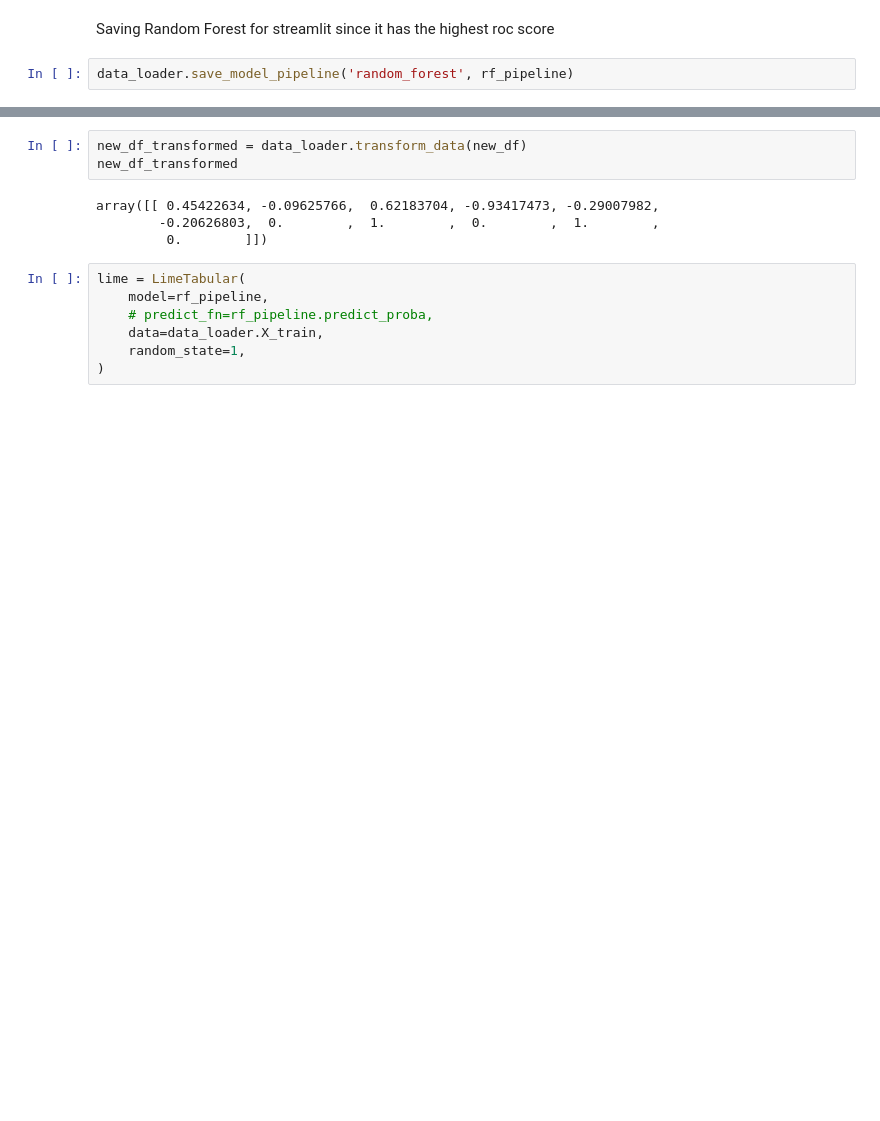
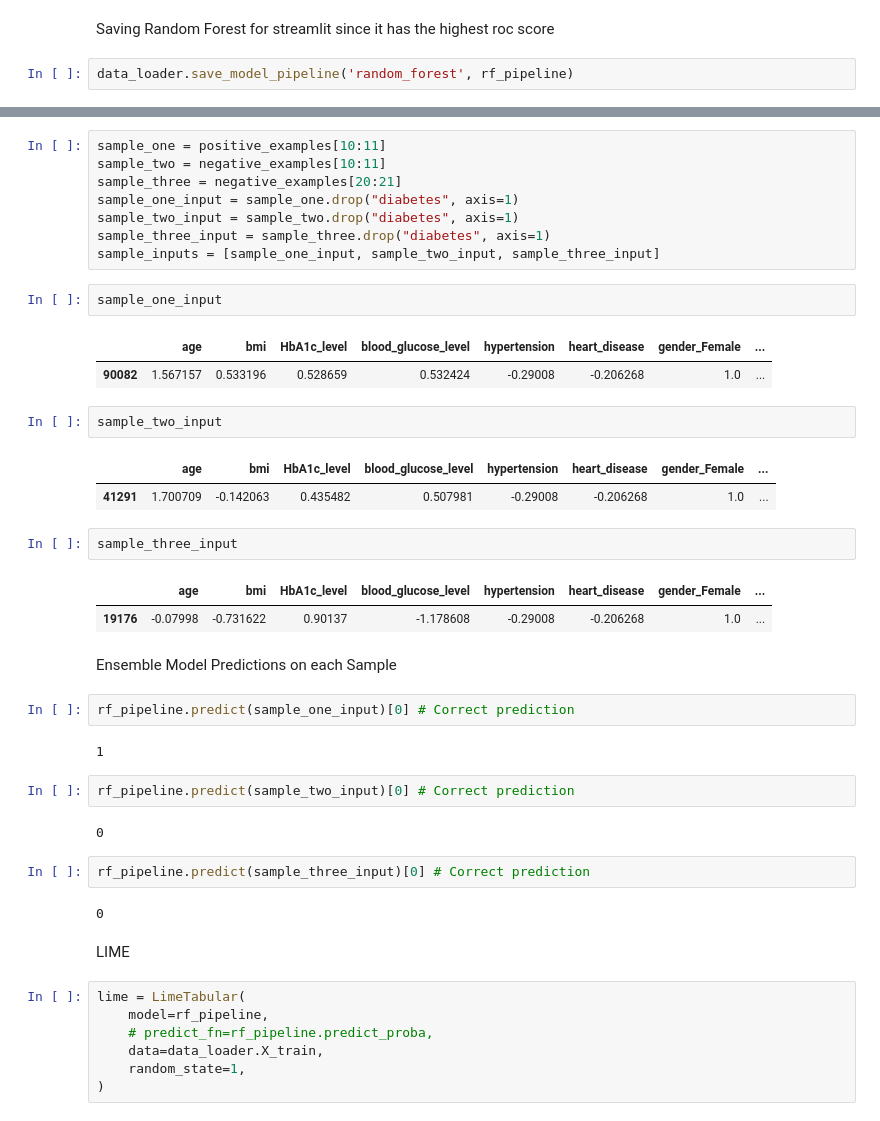
Before and after one commit to wahabrind/ml-assignment-3, a Jupyter notebook: diabetes.ipynb, the cells around one changed output, grey strips where cells are left out. Saved outputs shown, nothing was run; the diff lists cells and outputs as text; blank space fills up the shorter version.

```diff
--- a/diabetes.ipynb
+++ b/diabetes.ipynb
@@ -108,10 +119,42 @@ new_df
-# %%
-new_df_transformed = data_loader.transform_data(new_df)
-new_df_transformed
-# %% [output]
-array([[ 0.45422634, -0.09625766,  0.62183704, -0.93417473, -0.29007982,
-        -0.20626803,  0.        ,  1.        ,  0.        ,  1.        ,
-         0.        ]])
+# %%
+sample_one = positive_examples[10:11]
+sample_two = negative_examples[10:11]
+sample_three = negative_examples[20:21]
+sample_one_input = sample_one.drop("diabetes", axis=1)
+sample_two_input = sample_two.drop("diabetes", axis=1)
+sample_three_input = sample_three.drop("diabetes", axis=1)
+sample_inputs = [sample_one_input, sample_two_input, sample_three_input]
+# %%
+sample_one_input
+# %% [output]
+|  | age | bmi | HbA1c_level | blood_glucose_level | hypertension | heart_disease | gender_Female | ... |
+| 90082 | 1.567157 | 0.533196 | 0.528659 | 0.532424 | -0.29008 | -0.206268 | 1.0 | ... |
+# %%
+sample_two_input
+# %% [output]
+|  | age | bmi | HbA1c_level | blood_glucose_level | hypertension | heart_disease | gender_Female | ... |
+| 41291 | 1.700709 | -0.142063 | 0.435482 | 0.507981 | -0.29008 | -0.206268 | 1.0 | ... |
+# %%
+sample_three_input
+# %% [output]
+|  | age | bmi | HbA1c_level | blood_glucose_level | hypertension | heart_disease | gender_Female | ... |
+| 19176 | -0.07998 | -0.731622 | 0.90137 | -1.178608 | -0.29008 | -0.206268 | 1.0 | ... |
+# %% [markdown]
+Ensemble Model Predictions on each Sample
+# %%
+rf_pipeline.predict(sample_one_input)[0] # Correct prediction
+# %% [output]
+1
+# %%
+rf_pipeline.predict(sample_two_input)[0] # Correct prediction
+# %% [output]
+0
+# %%
+rf_pipeline.predict(sample_three_input)[0] # Correct prediction
+# %% [output]
+0
+# %% [markdown]
+LIME
 # %%
 lime = LimeTabular(
     model=rf_pipeline,
```
Also changed, not shown: parts of 24 cells of this notebook.
